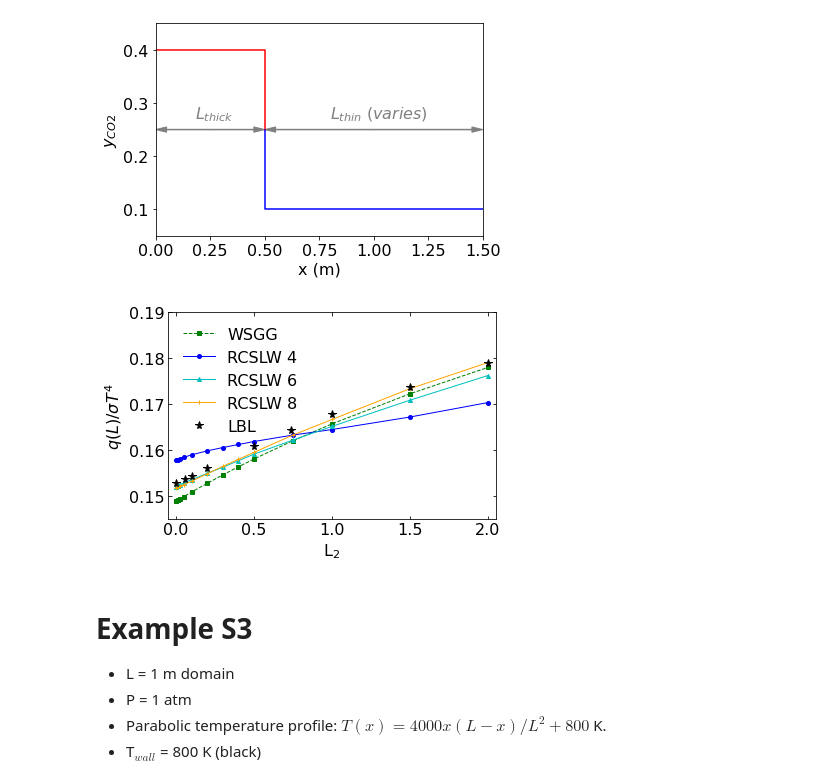
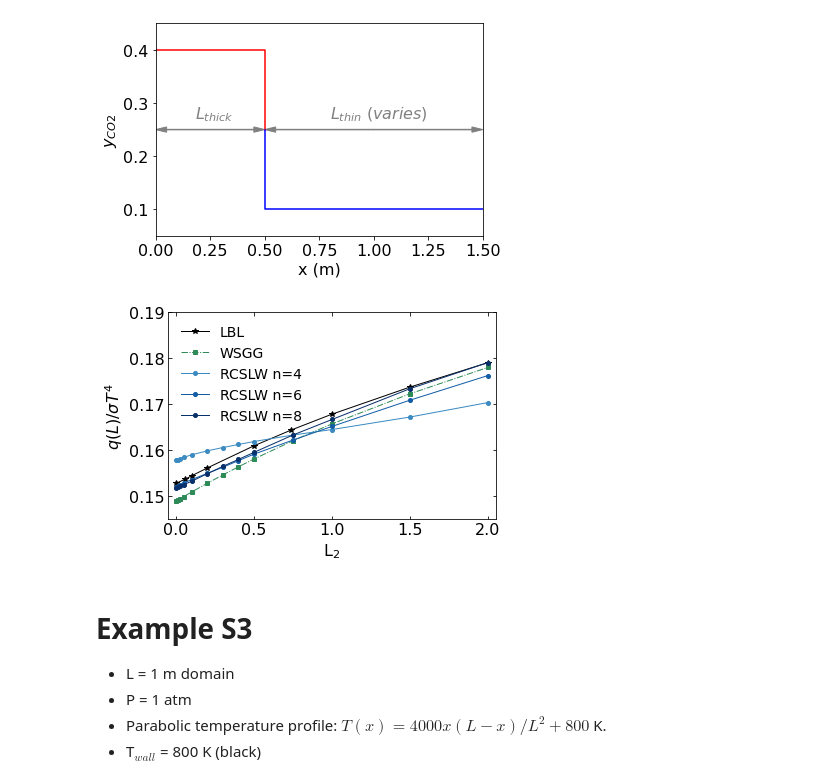
Before and after one commit to byuignite-papers/RadLib_paper, a Jupyter notebook: notes/figures_examples.ipynb, the cells around one changed output. Saved outputs shown, nothing was run; the diff lists cells and outputs as text; code cells hidden in the pictures.

```diff
--- a/notes/figures_examples.ipynb
+++ b/notes/figures_examples.ipynb
@@ -25,8 +25,17 @@ import numpy as np
 import matplotlib.pyplot as plt
 %matplotlib inline
 
+import matplotlib.cm as cm
+cols = cm.Blues(np.linspace(0.3, 1, 5))
+cLBL = 'black'
+cPM  = 'firebrick'
+cWSGG = 'seagreen'
+cRCSLW = cols
+
 import matplotlib
 matplotlib.rcParams.update({'font.size':16, 'figure.autolayout': True});
+
+sys.path.append('/Users/dol4/codes/radlib/installation/lib/python3.9/site-packages')
 
 class _hide_print:
     def __enter__(self):
@@ -135,30 +150,30 @@ with _hide_print():
 # %%
 #-------------- LBL data
 
 lbl  = np.loadtxt('LBLdata/ex_S2_LBL.dat')
 
 #-------------- PLOT BOILERPLATE
 
 fig, ax = plt.subplots()
 ax.tick_params(direction='in', top=True, right=True)
 
 #-------------- PLOT
 
-ax.plot(Lcold, qsigT4_wsgg,   'gs--', markersize=4, linewidth=1)
-ax.plot(Lcold, qsigT4_rcslw4, 'bo-', markersize=4, linewidth=1)
-ax.plot(Lcold, qsigT4_rcslw6, 'c^-', markersize=4, linewidth=1)
-ax.plot(Lcold, qsigT4_rcslw8, '+-',  markersize=4, color='orange', linewidth=1)
-ax.plot(lbl[:,0], lbl[:,1],   'k*',   markersize=8, linewidth=1)
+ax.plot(lbl[:,0], lbl[:,1],   '*-',  markersize=6, color=cLBL,  linewidth=1, markerfacecolor='black', markeredgecolor='black')
+ax.plot(Lcold, qsigT4_wsgg,   's-.', markersize=4, color=cWSGG, linewidth=1)
+ax.plot(Lcold, qsigT4_rcslw4, 'o-',  markersize=4, color=cRCSLW[2], linewidth=1)
+ax.plot(Lcold, qsigT4_rcslw6, 'o-',  markersize=4, color=cRCSLW[3], linewidth=1)
+ax.plot(Lcold, qsigT4_rcslw8, 'o-',  markersize=4, color=cRCSLW[4], linewidth=1)
 
-ax.legend(['WSGG', 'RCSLW 4', 'RCSLW 6', 'RCSLW 8', 'LBL'], frameon=False, loc='upper left')
+ax.legend(['LBL', 'WSGG', 'RCSLW n=4', 'RCSLW n=6', 'RCSLW n=8'], frameon=False, loc='upper left', fontsize=14)
 
 ax.set_xlabel(r'L$_2$')
 ax.set_ylabel(r'$q(L)/\sigma T^4$')
 ax.set_xlim([-0.05,2.05])
 ax.set_ylim([0.145, 0.19]);
 plt.savefig('ex_S2a.pdf');
 # %% [output]
-[figure, old version]
+[figure, new version]
 # %% [markdown]
 # Example S3
 * L = 1 m domain
```
Also changed, not shown: parts of 9 cells of this notebook, 9 other files.
